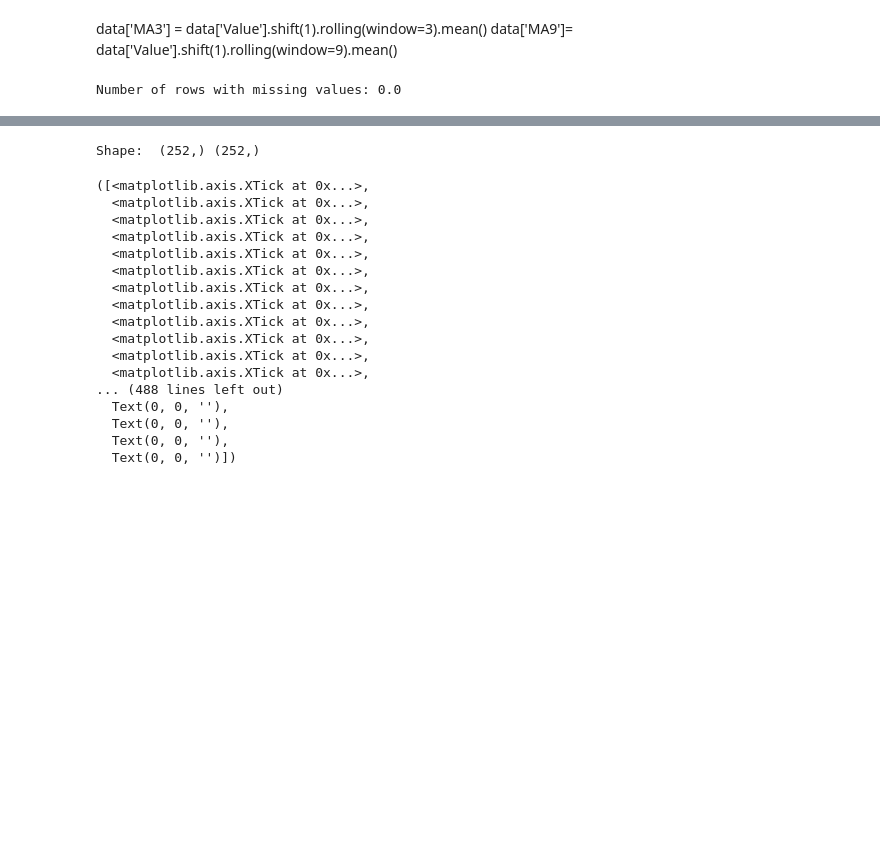
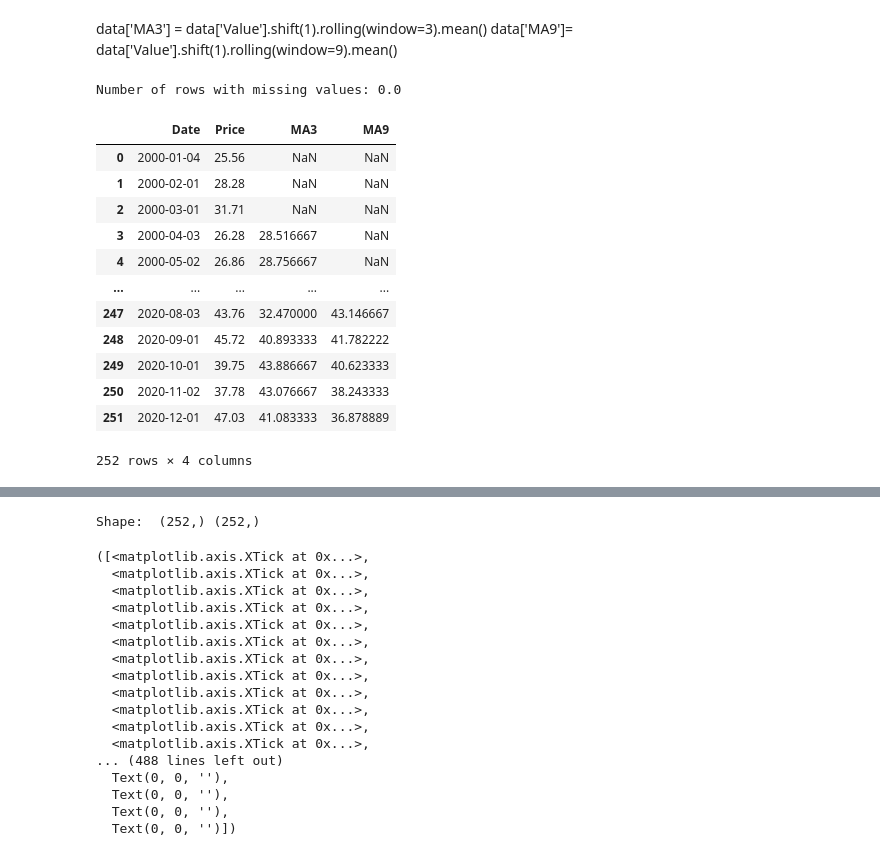
Before and after one commit to mnperic/final-project, a Jupyter notebook: machine_learning.ipynb, the cells around one changed output, grey strips where cells are left out. Saved outputs shown, nothing was run; the diff lists cells and outputs as text; code cells hidden in the pictures; blank space fills up the shorter version.

```diff
--- a/machine_learning.ipynb
+++ b/machine_learning.ipynb
@@ -35,7 +35,7 @@ from joblib import dump, load
 import warnings
 # warnings.filterwarnings('ignore')
 # %%
-df = pd.read_csv('CrudeOilPrices_2000-2020.csv')
+df = pd.read_csv('Resources/CrudeOilPrices_2000-2020.csv')
 data = df.rename({"Cushing, OK WTI Spot Price FOB (Dollars per Barrel)": "Price"}, axis=1)
 data['Date'] = pd.to_datetime(df['Date'])
 data
@@ -69,0 +63,18 @@ Number of rows with missing values: 0.0
+# %%
+data['MA3'] = data['Price'].shift(1).rolling(window=3).mean()
+data['MA9']= data['Price'].shift(1).rolling(window=9).mean()
+data
+# %% [output]
+|  | Date | Price | MA3 | MA9 |
+| 0 | 2000-01-04 | 25.56 | NaN | NaN |
+| 1 | 2000-02-01 | 28.28 | NaN | NaN |
+| 2 | 2000-03-01 | 31.71 | NaN | NaN |
+| 3 | 2000-04-03 | 26.28 | 28.516667 | NaN |
+| 4 | 2000-05-02 | 26.86 | 28.756667 | NaN |
+| ... | ... | ... | ... | ... |
+| 247 | 2020-08-03 | 43.76 | 32.470000 | 43.146667 |
+| 248 | 2020-09-01 | 45.72 | 40.893333 | 41.782222 |
+| 249 | 2020-10-01 | 39.75 | 43.886667 | 40.623333 |
+| 250 | 2020-11-02 | 37.78 | 43.076667 | 38.243333 |
+| 251 | 2020-12-01 | 47.03 | 41.083333 | 36.878889 |
+252 rows × 4 columns
```
Also changed, not shown: parts of 20 cells of this notebook.
